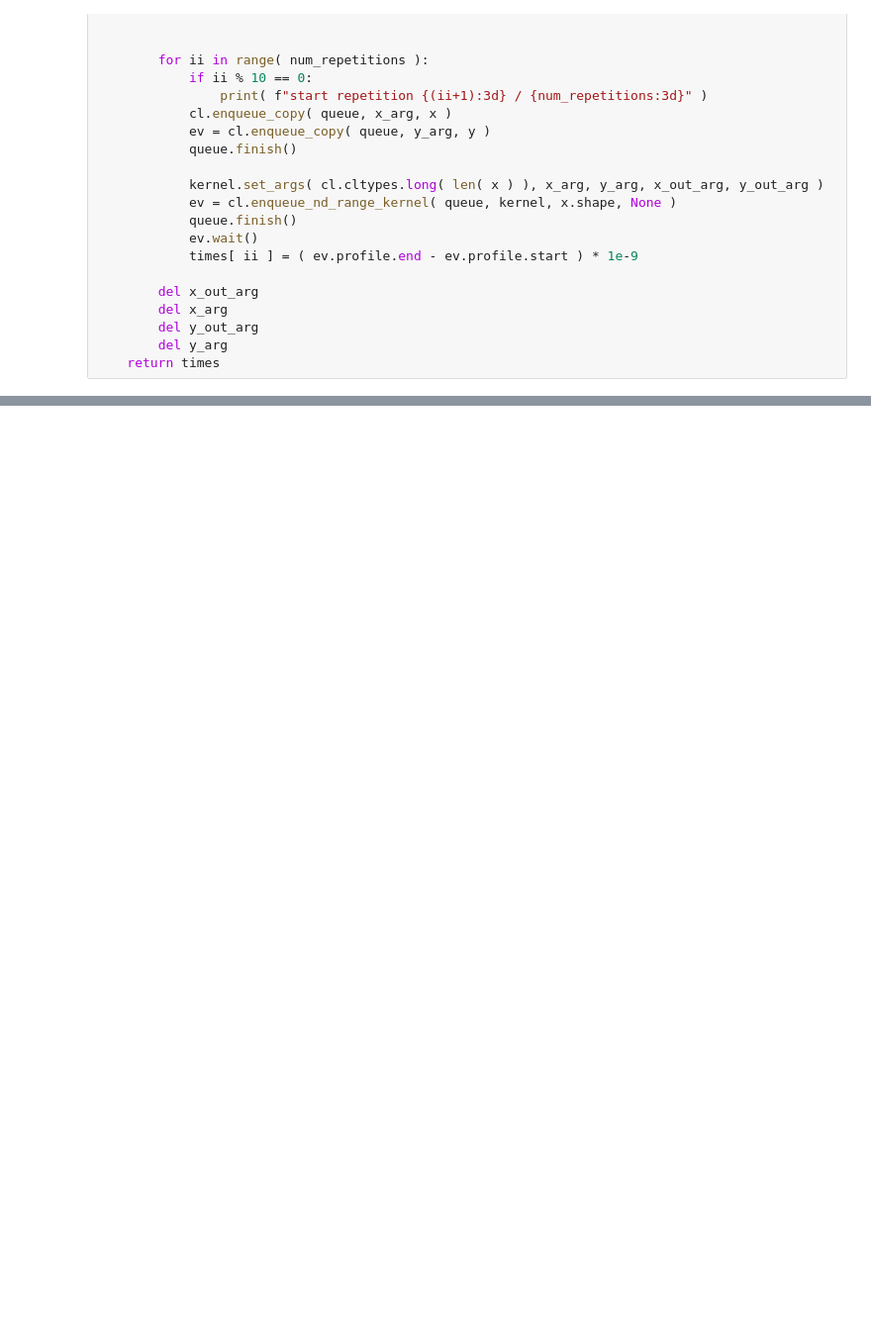
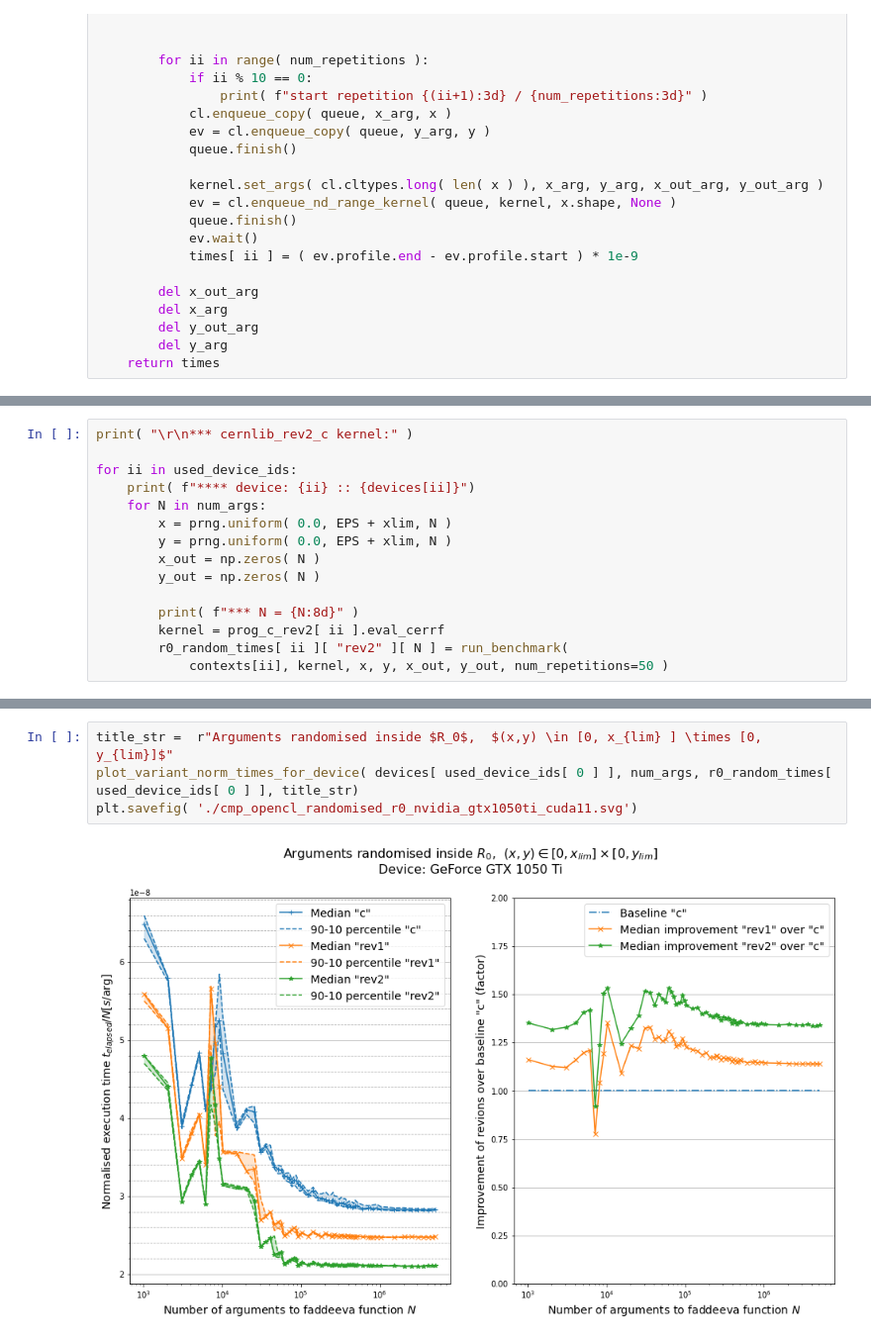
Before and after one commit to martinschwinzerl/faddeevas, a Jupyter notebook: benchmark_opencl.ipynb, the cells around one changed output, grey strips where cells are left out. Shown at 99% size. Saved outputs shown, nothing was run; the diff lists cells and outputs as text; blank space fills up the shorter version.

```diff
--- a/benchmark_opencl.ipynb
+++ b/benchmark_opencl.ipynb
@@ -137,0 +450,15 @@ for ii in used_device_ids:
+# %%
+print( "\r\n*** cernlib_rev2_c kernel:" )
+
+for ii in used_device_ids:
+    print( f"**** device: {ii} :: {devices[ii]}")
+    for N in num_args:
+        x = prng.uniform( 0.0, EPS + xlim, N )
+        y = prng.uniform( 0.0, EPS + xlim, N )
+        x_out = np.zeros( N )
+        y_out = np.zeros( N )
+
+        print( f"*** N = {N:8d}" )
+        kernel = prog_c_rev2[ ii ].eval_cerrf
+        r0_random_times[ ii ][ "rev2" ][ N ] = run_benchmark(
+            contexts[ii], kernel, x, y, x_out, y_out, num_repetitions=50 )
@@ -137,0 +483,6 @@ for ii in used_device_ids:
+# %%
+title_str =  r"Arguments randomised inside $R_0$,  $(x,y) \in [0, x_{lim} ] \times [0, y_{lim}]$"
+plot_variant_norm_times_for_device( devices[ used_device_ids[ 0 ] ], num_args, r0_random_times[ used_device_ids[ 0 ] ], title_str)
+plt.savefig( './cmp_opencl_randomised_r0_nvidia_gtx1050ti_cuda11.svg')
+# %% [output]
+[figure, added]
```
Also changed, not shown: parts of 28 cells of this notebook.
